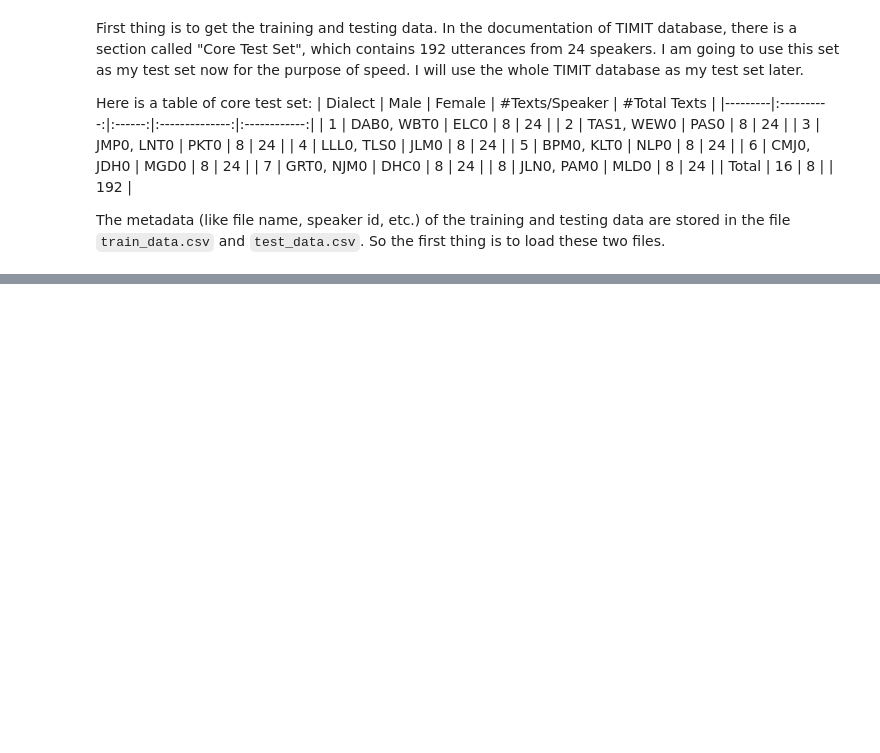
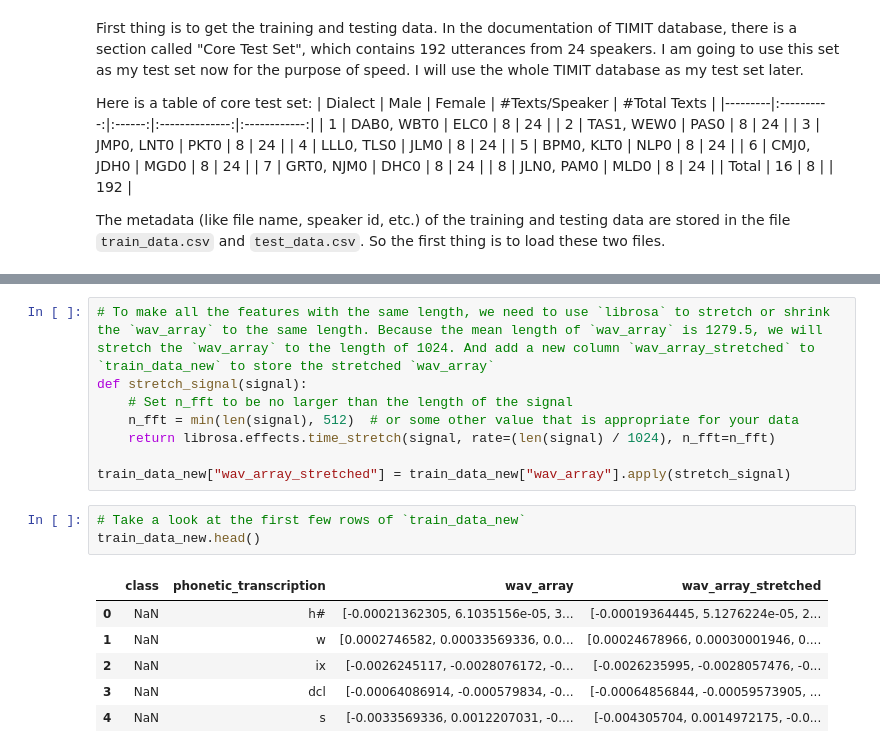
Before and after one commit to zhu-yifang/Yifang-thesis, a Jupyter notebook: jupyter/neural_network.ipynb, the cells around one changed output, grey strips where cells are left out. Drawn from its saved outputs; the diff is of its cells as text; blank space fills up the shorter version.

```diff
--- a/jupyter/neural_network.ipynb
+++ b/jupyter/neural_network.ipynb
@@ -57,0 +193,18 @@ Since we only care about phonetic information, the only file types we care are `
+# %%
+# To make all the features with the same length, we need to use `librosa` to stretch or shrink the `wav_array` to the same length. Because the mean length of `wav_array` is 1279.5, we will stretch the `wav_array` to the length of 1024. And add a new column `wav_array_stretched` to `train_data_new` to store the stretched `wav_array`
+def stretch_signal(signal):
+    # Set n_fft to be no larger than the length of the signal
+    n_fft = min(len(signal), 512)  # or some other value that is appropriate for your data
+    return librosa.effects.time_stretch(signal, rate=(len(signal) / 1024), n_fft=n_fft)
+
+train_data_new["wav_array_stretched"] = train_data_new["wav_array"].apply(stretch_signal)
+# %%
+# Take a look at the first few rows of `train_data_new`
+train_data_new.head()
+# %% [output]
+|  | class | phonetic_transcription | wav_array | wav_array_stretched |
+| 0 | NaN | h# | [-0.00021362305, 6.1035156e-05, 3... | [-0.00019364445, 5.1276224e-05, 2... |
+| 1 | NaN | w | [0.0002746582, 0.00033569336, 0.0... | [0.00024678966, 0.00030001946, 0.... |
+| 2 | NaN | ix | [-0.0026245117, -0.0028076172, -0... | [-0.0026235995, -0.0028057476, -0... |
+| 3 | NaN | dcl | [-0.00064086914, -0.000579834, -0... | [-0.00064856844, -0.00059573905, ... |
+| 4 | NaN | s | [-0.0033569336, 0.0012207031, -0.... | [-0.004305704, 0.0014972175, -0.0... |
```
Also changed, not shown: parts of 39 cells of this notebook.
